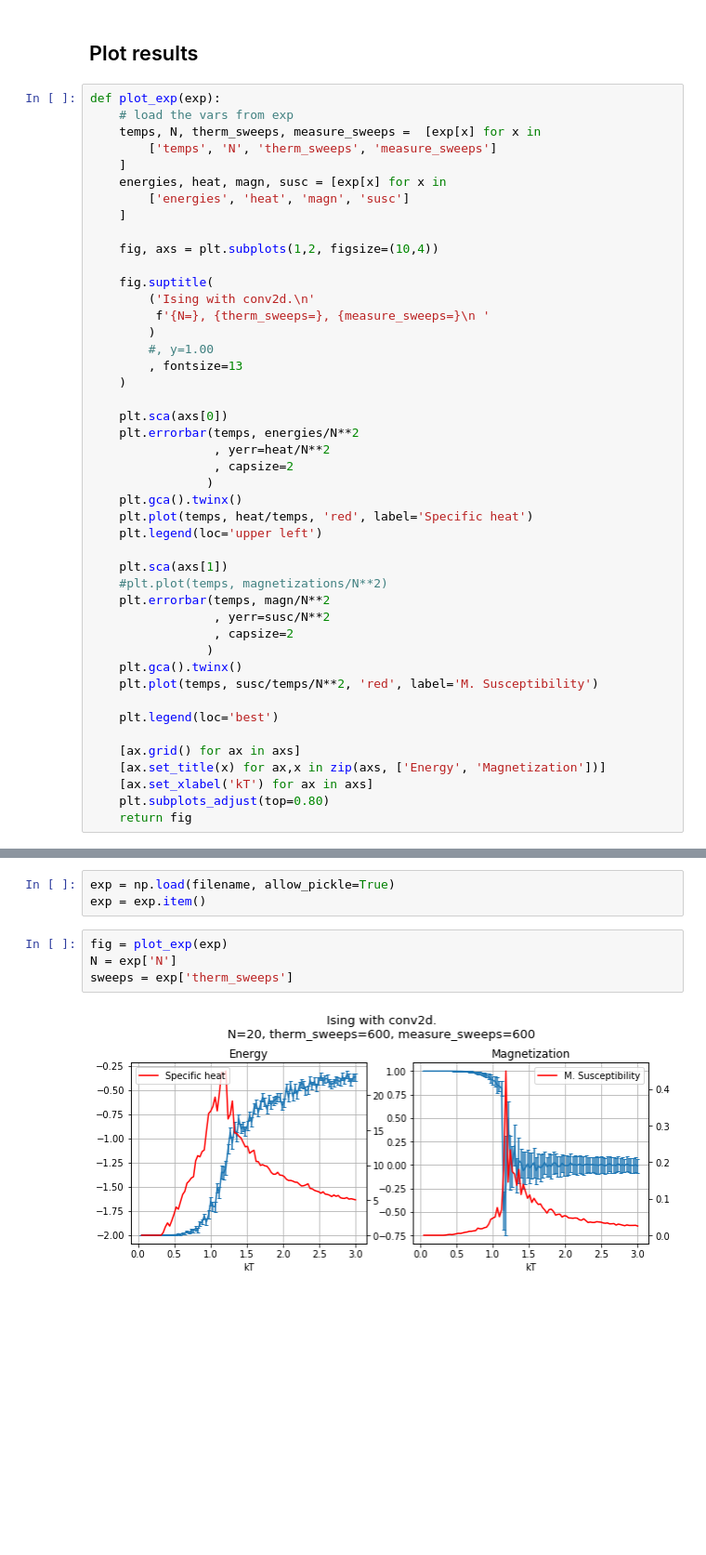
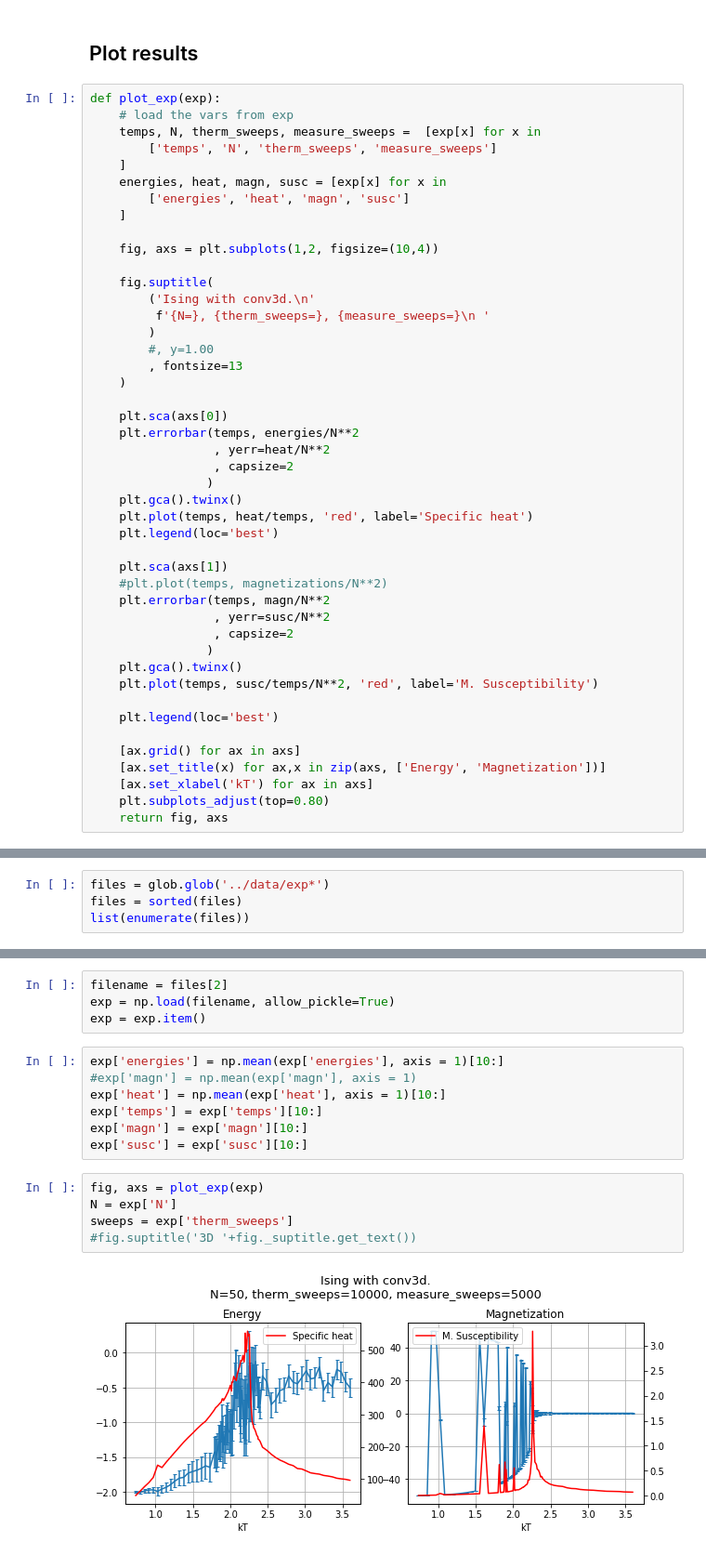
Before and after one commit to danlkv/ising_model, a Jupyter notebook: analysis/Plot and critical exponents.ipynb, the cells around one changed output, grey strips where cells are left out. Shown at 93% size. Drawn from its saved outputs; the diff is of its cells as text; blank space fills up the shorter version.

Commit message:
3d plotting and tweaks to critical plots

```diff
--- a/analysis/Plot and critical exponents.ipynb
+++ b/analysis/Plot and critical exponents.ipynb
@@ -20,7 +20,7 @@ def plot_exp(exp):
     fig, axs = plt.subplots(1,2, figsize=(10,4))
 
     fig.suptitle(
-        ('Ising with conv2d.\n'
+        ('Ising with conv3d.\n'
          f'{N=}, {therm_sweeps=}, {measure_sweeps=}\n '
         )
         #, y=1.00
@@ -34,7 +34,7 @@ def plot_exp(exp):
                 )
     plt.gca().twinx()
     plt.plot(temps, heat/temps, 'red', label='Specific heat')
-    plt.legend(loc='upper left')
+    plt.legend(loc='best')
 
     plt.sca(axs[1])
     #plt.plot(temps, magnetizations/N**2)
@@ -51,4 +51,4 @@ def plot_exp(exp):
     [ax.set_title(x) for ax,x in zip(axs, ['Energy', 'Magnetization'])]
     [ax.set_xlabel('kT') for ax in axs]
     plt.subplots_adjust(top=0.80)
-    return fig
+    return fig, axs
@@ -57,0 +55,4 @@ filename = f'../data/exp_N{N}_sweep{sweep}.npy'
+# %%
+files = glob.glob('../data/exp*')
+files = sorted(files)
+list(enumerate(files))
@@ -58,10 +77,19 @@ filename = f'../data/exp_N{N}_sweep{sweep}.npy'
 # %%
+filename = files[2]
 exp = np.load(filename, allow_pickle=True)
 exp = exp.item()
+# %%
+exp['energies'] = np.mean(exp['energies'], axis = 1)[10:]
+#exp['magn'] = np.mean(exp['magn'], axis = 1)
+exp['heat'] = np.mean(exp['heat'], axis = 1)[10:]
+exp['temps'] = exp['temps'][10:]
+exp['magn'] = exp['magn'][10:]
+exp['susc'] = exp['susc'][10:]
 # %%
-fig = plot_exp(exp)
+fig, axs = plot_exp(exp)
 N = exp['N']
 sweeps = exp['therm_sweeps']
+#fig.suptitle('3D '+fig._suptitle.get_text())
 # %% [output]
-[figure, old version]
+[figure, new version]
 # %%
```
Also changed, not shown: parts of 14 cells of this notebook.
